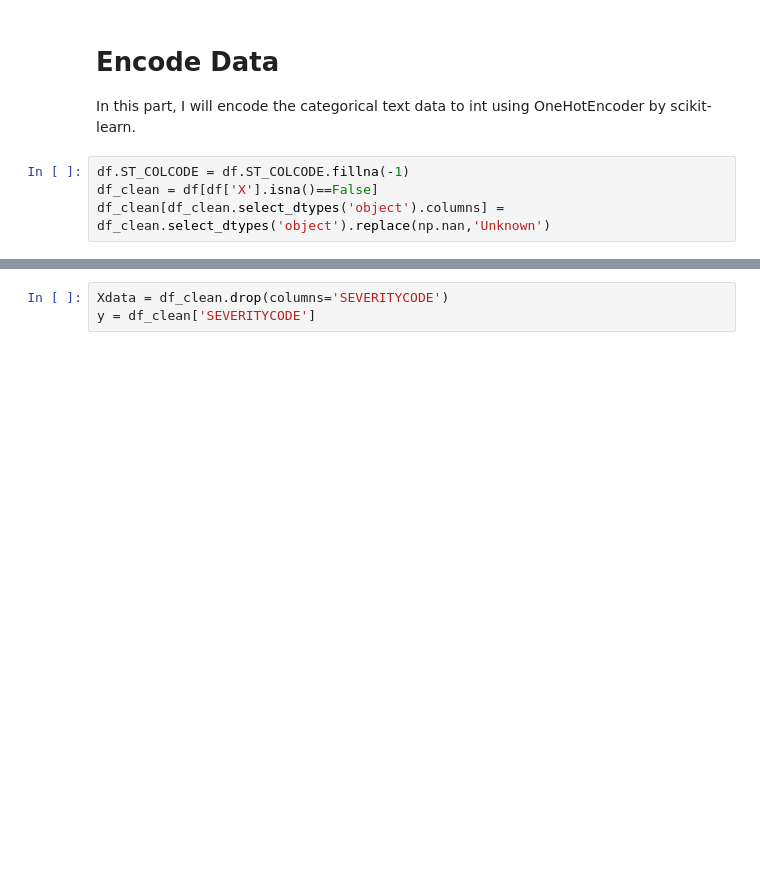
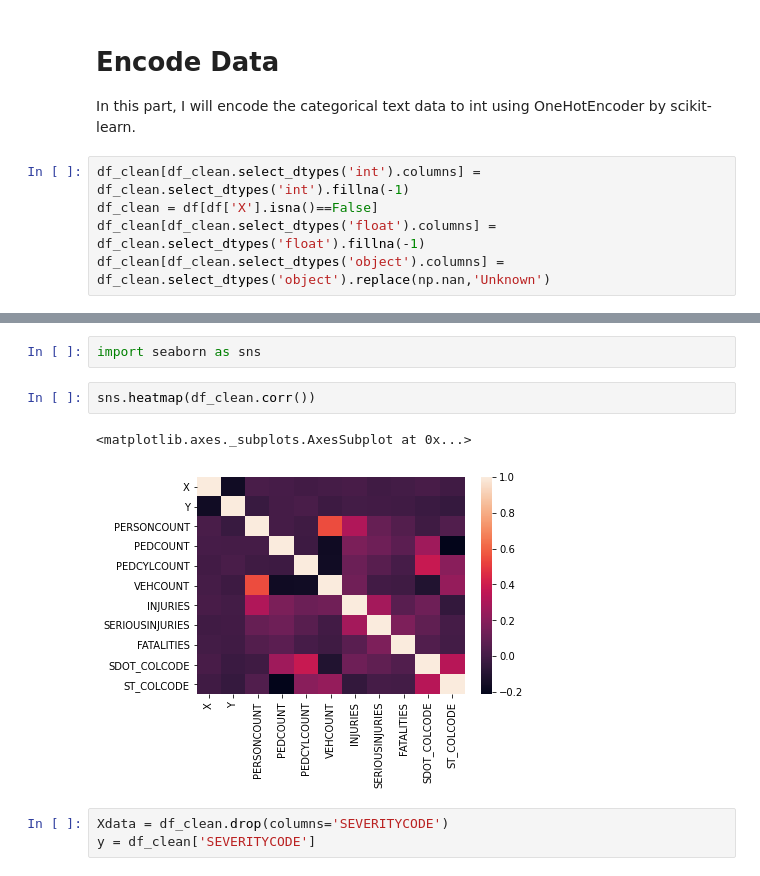
Before and after one commit to mazprimrez/capstoneprojectDS, a Jupyter notebook: Capstone Project.ipynb, the cells around one changed output, grey strips where cells are left out. Drawn from its saved outputs; the diff is of its cells as text; blank space fills up the shorter version.

```diff
--- a/Capstone Project.ipynb
+++ b/Capstone Project.ipynb
@@ -226,8 +222,9 @@ for t in df.select_dtypes(['int','float']):
 # Encode Data
 In this part, I will encode the categorical text data to int using OneHotEncoder by scikit-learn.
 # %%
-df.ST_COLCODE = df.ST_COLCODE.fillna(-1)
+df_clean[df_clean.select_dtypes('int').columns] = df_clean.select_dtypes('int').fillna(-1)
 df_clean = df[df['X'].isna()==False]
+df_clean[df_clean.select_dtypes('float').columns] = df_clean.select_dtypes('float').fillna(-1)
 df_clean[df_clean.select_dtypes('object').columns] = df_clean.select_dtypes('object').replace(np.nan,'Unknown')
 # %% [output]
 A value is trying to be set on a copy of a slice from a DataFrame.
@@ -251,3 +255,10 @@ df_clean.corr()
+# %%
+import seaborn as sns
+# %%
+sns.heatmap(df_clean.corr())
+# %% [output]
+<matplotlib.axes._subplots.AxesSubplot at 0x...>
+[figure, added]
 # %%
 Xdata = df_clean.drop(columns='SEVERITYCODE')
 y = df_clean['SEVERITYCODE']
```
Also changed, not shown: parts of 39 cells of this notebook.
